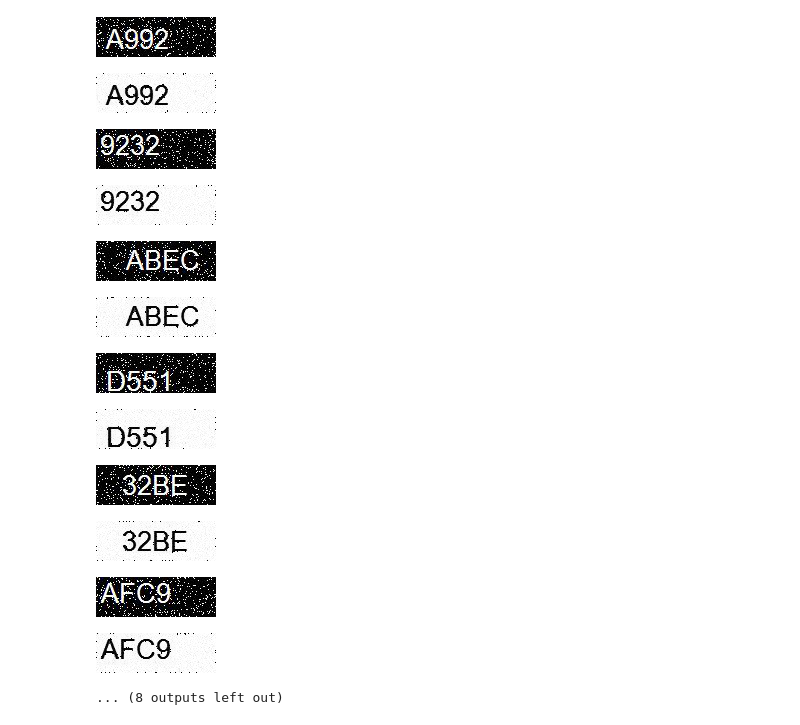
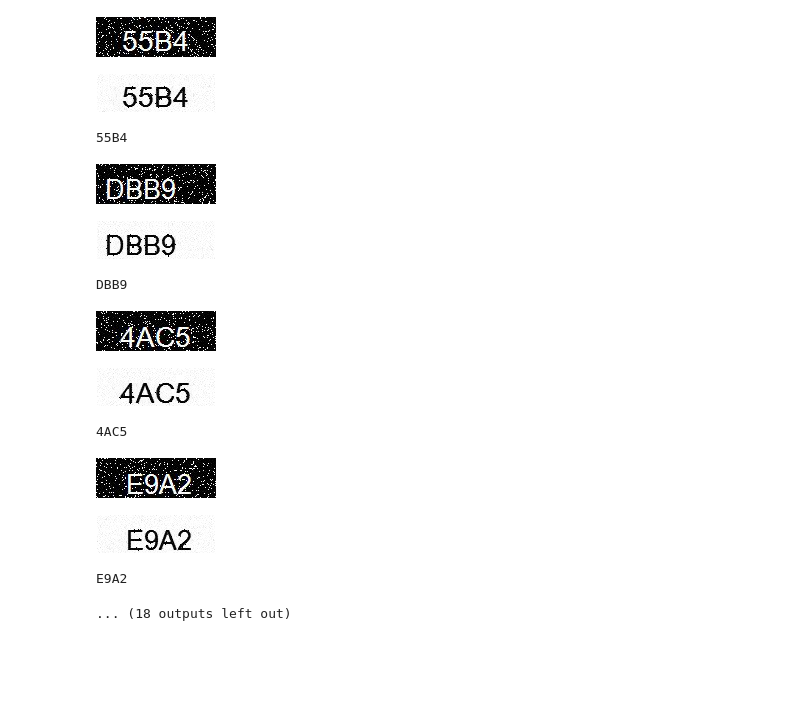
Before and after one commit to jackey8616/MachineLearning, a Jupyter notebook: YuntechSSO/ValidationCode.ipynb, the cells around one changed output. Drawn from its saved outputs; the diff is of its cells as text; code cells hidden in the pictures; blank space fills up the shorter version.

Commit message:
Update clearNoise method

```diff
--- a/YuntechSSO/ValidationCode.ipynb
+++ b/YuntechSSO/ValidationCode.ipynb
@@ -59,31 +50,44 @@ def getPixel(image,x,y,G,N):
 def clearNoise(image, G, N, Z):
     draw = ImageDraw.Draw(image)
 
+    for x in range(0, image.size[0] - 1):
+        draw.point((x, 0), 255)
+        draw.point((x, image.size[1] - 1), 255)
+    for y in range(0, image.size[1] - 1):
+        draw.point((0, y), 255)
+        draw.point((image.size[0] - 1, y), 255)
+
     for i in range(0,Z):
-        for x in range(1,image.size[0] - 1):
-            for y in range(1,image.size[1] - 1):
+        for x in range(1, image.size[0] - 1):
+            for y in range(1, image.size[1] - 1):
                 color = getPixel(image,x,y,G,N)
                 if color != None:
                     draw.point((x,y),color)
+# %%
+def imageToString(img):
+    string = image_to_string(img)
+    #string =re.sub('\W', '', string)
+    return string
 # %%
 for each in range(10):
     image, timestamp = getImage()
     image = image.convert('L')
-    clearNoise(image, 100, 3, 3)
+    clearNoise(image, 125, 3, 6)
     display(image)
-    image.save('./TIFF/%s.tif' % str(timestamp), 'tiff')
+    image.save('./TIFF_Inv/%s.tif' % str(timestamp), 'tiff')
+    print(imageToString(image))
     time.sleep(1)
 # %% [output]
-[figure, old version]
+[figure, new version]
-[figure, old version]
+[figure, new version]
+55B4
-[figure, old version]
+[figure, new version]
-[figure, old version]
+[figure, new version]
+DBB9
-[figure, old version]
+[figure, new version]
-[figure, old version]
+[figure, new version]
+4AC5
-[figure, old version]
+[figure, new version]
-[figure, old version]
+[figure, new version]
-[figure, removed]
-[figure, removed]
-[figure, removed]
-[figure, removed]
-... (8 outputs left out)
+E9A2
+... (18 outputs left out)
```
Also changed, not shown: parts of 1 cell of this notebook, 2 other files.
